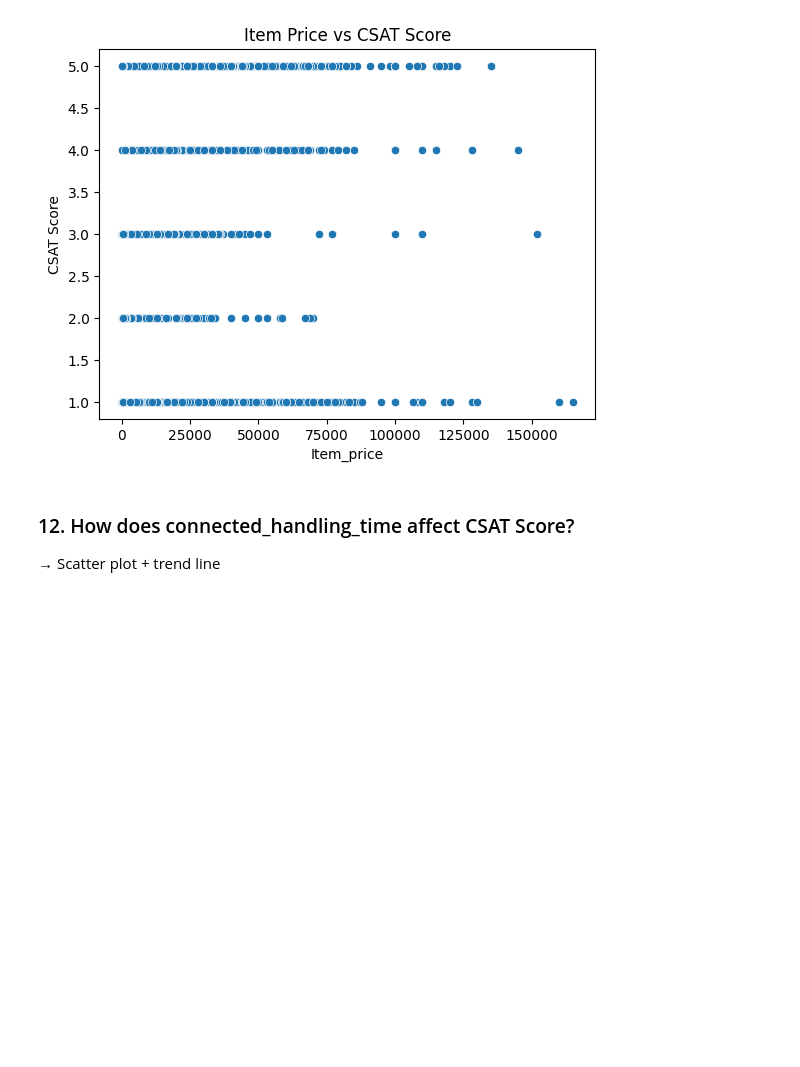
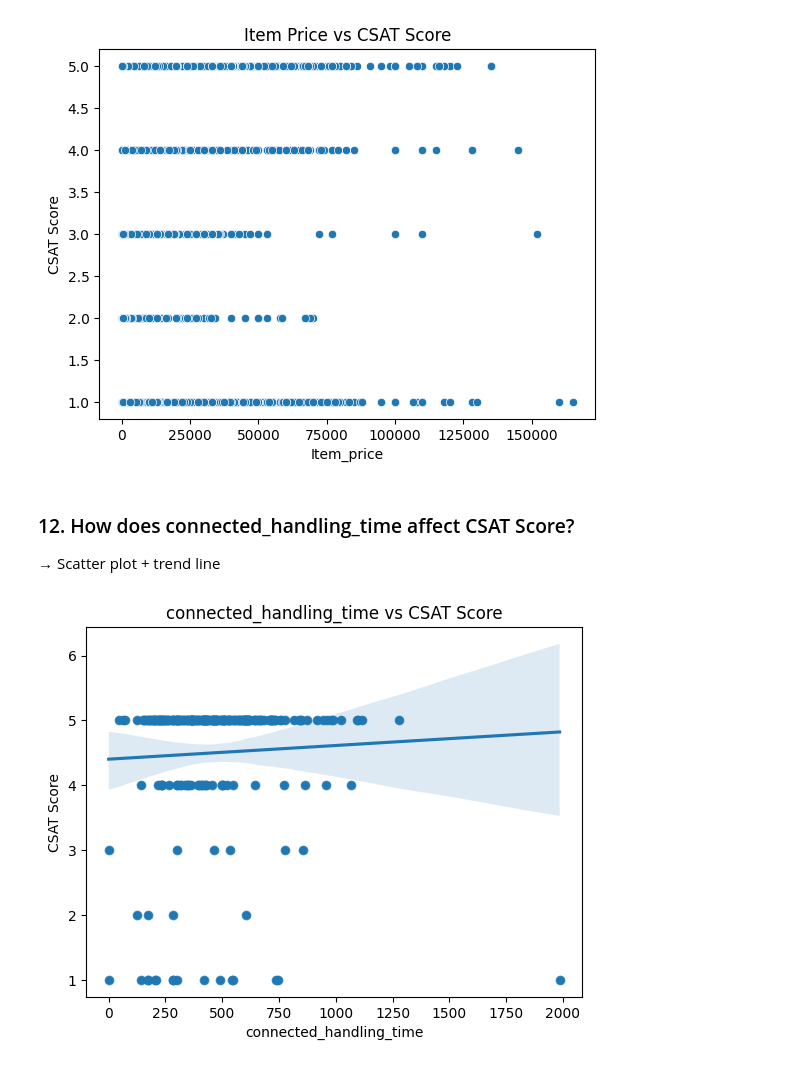
Before and after one commit to akashgardas/Data-Analysis, a Jupyter notebook: day10/seaborn/CustomerDataSet.ipynb, the cells around one changed output. Saved outputs shown, nothing was run; the diff lists cells and outputs as text; code cells hidden in the pictures; blank space fills up the shorter version.

Commit message:
visualizations

```diff
--- a/day10/seaborn/CustomerDataSet.ipynb
+++ b/day10/seaborn/CustomerDataSet.ipynb
@@ -367,3 +367,10 @@ plt.show()
 ### 12. How does connected_handling_time affect CSAT Score?
  → Scatter plot + trend
 line
+# %%
+sns.scatterplot(data=num_df, x='connected_handling_time', y='CSAT Score')
+sns.regplot(data=num_df, x='connected_handling_time', y='CSAT Score')
+plt.title('connected_handling_time vs CSAT Score')
+plt.show()
+# %% [output]
+[figure, added]
```
Also changed, not shown: parts of 47 cells of this notebook.
